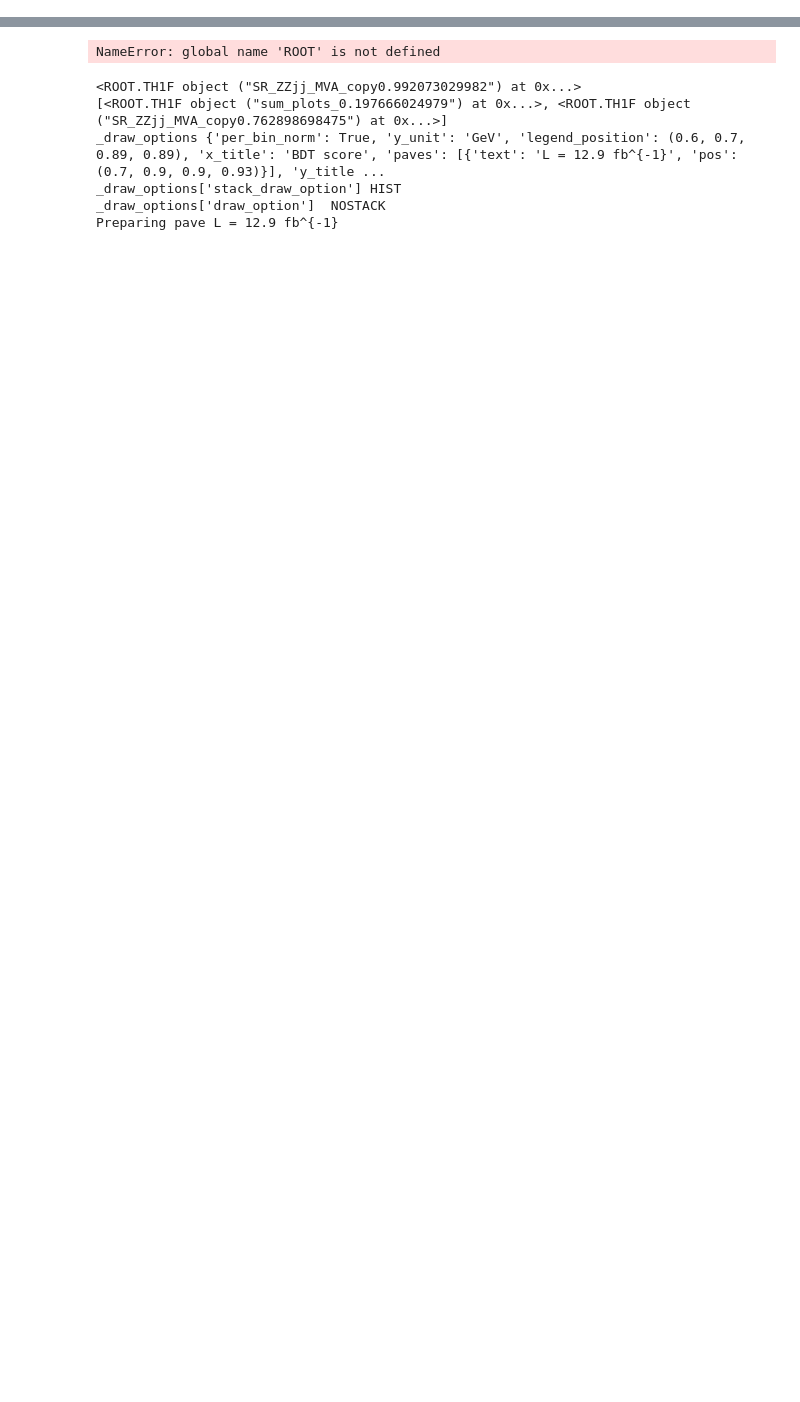
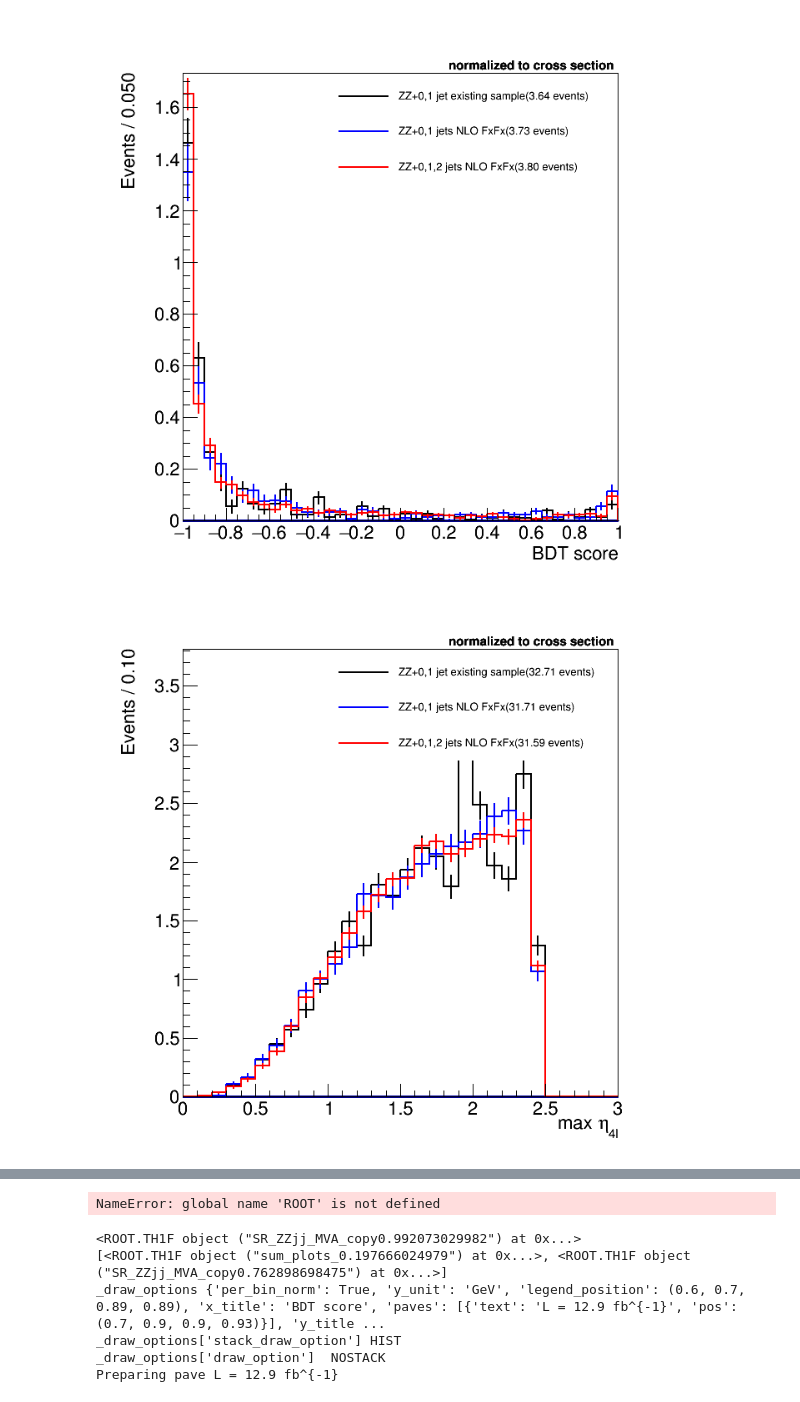
Before and after one commit to Werbellin/ZZjj_GEN_study, a Jupyter notebook: GEN_Level_study.ipynb, the cells around one changed output, grey strips where cells are left out. Drawn from its saved outputs; the diff is of its cells as text; code cells hidden in the pictures; blank space fills up the shorter version.

```diff
--- a/GEN_Level_study.ipynb
+++ b/GEN_Level_study.ipynb
@@ -9,0 +1,7 @@ Welcome to ROOTaaS 6.05/02
+# %%
+for p in ['sklearn_MVA_fine','max_4l_eta','j_n', 'tagjet_mass','ZZ_mass','m_4l', 'tagjet_abs_dEta','jet_1_eta', 'jet_2_eta',
+          'jet_1_pt', 'jet_2_pt', 'Z_1_zepp', 'Z2_mass'] :
+    plot(p,selection = 'ZZ', norm = False, samples = ['zzp01j_FxFx', 'FxFx_1max','FxFx'])#'cutflow__all',
+# %% [output]
+[figure, added]
+[figure, added]
```
Also changed, not shown: parts of 9 cells of this notebook.
